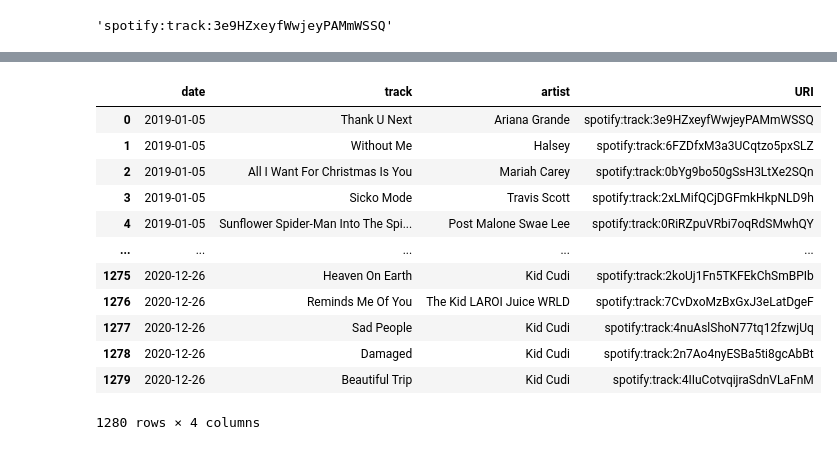
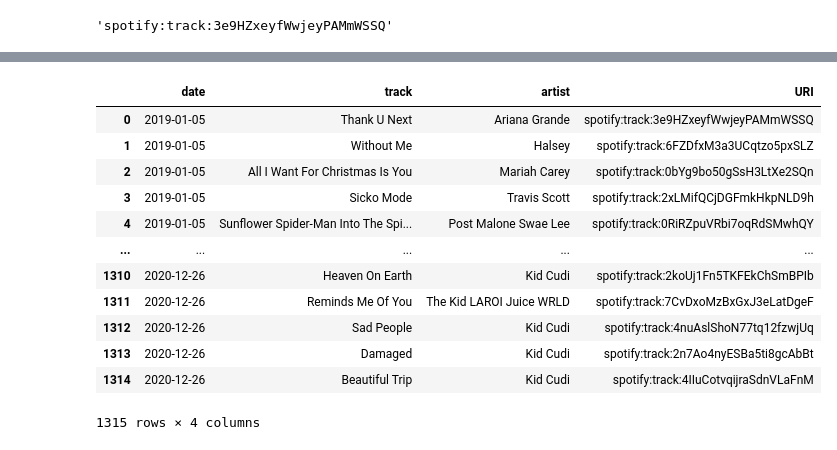
Before and after one commit to kudzuweb/pandemic-at-the-disco, a Jupyter notebook: notebooks/spotify_API_access.ipynb, the cells around one changed output, grey strips where cells are left out. Saved outputs shown, nothing was run; the diff lists cells and outputs as text; code cells hidden in the pictures.

```diff
--- a/notebooks/spotify_API_access.ipynb
+++ b/notebooks/spotify_API_access.ipynb
@@ -123,20 +127,21 @@ Beautiful Trip Kid Cudi
-# %%
-nd['URI'] = URIlist[:1280]
-nd
-# %% [output]
-|  | date | track | artist | URI |
-| 0 | 2019-01-05 | Thank U Next | Ariana Grande | spotify:track:3e9HZxeyfWwjeyPAMmWSSQ |
-| 1 | 2019-01-05 | Without Me | Halsey | spotify:track:6FZDfxM3a3UCqtzo5pxSLZ |
-| 2 | 2019-01-05 | All I Want For Christmas Is You | Mariah Carey | spotify:track:0bYg9bo50gSsH3LtXe2SQn |
-| 3 | 2019-01-05 | Sicko Mode | Travis Scott | spotify:track:2xLMifQCjDGFmkHkpNLD9h |
-| 4 | 2019-01-05 | Sunflower Spider-Man Into The Spi... | Post Malone Swae Lee | spotify:track:0RiRZpuVRbi7oqRdSMwhQY |
-| ... | ... | ... | ... | ... |
-| 1275 | 2020-12-26 | Heaven On Earth | Kid Cudi | spotify:track:2koUj1Fn5TKFEkChSmBPIb |
-| 1276 | 2020-12-26 | Reminds Me Of You | The Kid LAROI Juice WRLD | spotify:track:7CvDxoMzBxGxJ3eLatDgeF |
-| 1277 | 2020-12-26 | Sad People | Kid Cudi | spotify:track:4nuAslShoN77tq12fzwjUq |
-| 1278 | 2020-12-26 | Damaged | Kid Cudi | spotify:track:2n7Ao4nyESBa5ti8gcAbBt |
-| 1279 | 2020-12-26 | Beautiful Trip | Kid Cudi | spotify:track:4IIuCotvqijraSdnVLaFnM |
-1280 rows × 4 columns
+# %%
+#add URIlist to nodupes as a column
+nd['URI'] = URIlist
+nd
+# %% [output]
+|  | date | track | artist | URI |
+| 0 | 2019-01-05 | Thank U Next | Ariana Grande | spotify:track:3e9HZxeyfWwjeyPAMmWSSQ |
+| 1 | 2019-01-05 | Without Me | Halsey | spotify:track:6FZDfxM3a3UCqtzo5pxSLZ |
+| 2 | 2019-01-05 | All I Want For Christmas Is You | Mariah Carey | spotify:track:0bYg9bo50gSsH3LtXe2SQn |
+| 3 | 2019-01-05 | Sicko Mode | Travis Scott | spotify:track:2xLMifQCjDGFmkHkpNLD9h |
+| 4 | 2019-01-05 | Sunflower Spider-Man Into The Spi... | Post Malone Swae Lee | spotify:track:0RiRZpuVRbi7oqRdSMwhQY |
+| ... | ... | ... | ... | ... |
+| 1310 | 2020-12-26 | Heaven On Earth | Kid Cudi | spotify:track:2koUj1Fn5TKFEkChSmBPIb |
+| 1311 | 2020-12-26 | Reminds Me Of You | The Kid LAROI Juice WRLD | spotify:track:7CvDxoMzBxGxJ3eLatDgeF |
+| 1312 | 2020-12-26 | Sad People | Kid Cudi | spotify:track:4nuAslShoN77tq12fzwjUq |
+| 1313 | 2020-12-26 | Damaged | Kid Cudi | spotify:track:2n7Ao4nyESBa5ti8gcAbBt |
+| 1314 | 2020-12-26 | Beautiful Trip | Kid Cudi | spotify:track:4IIuCotvqijraSdnVLaFnM |
+1315 rows × 4 columns
 # %%
 ndfixes = nd[nd['URI'].isna()]
 ndfixes
```
Also changed, not shown: parts of 11 cells of this notebook, 7 other files.
